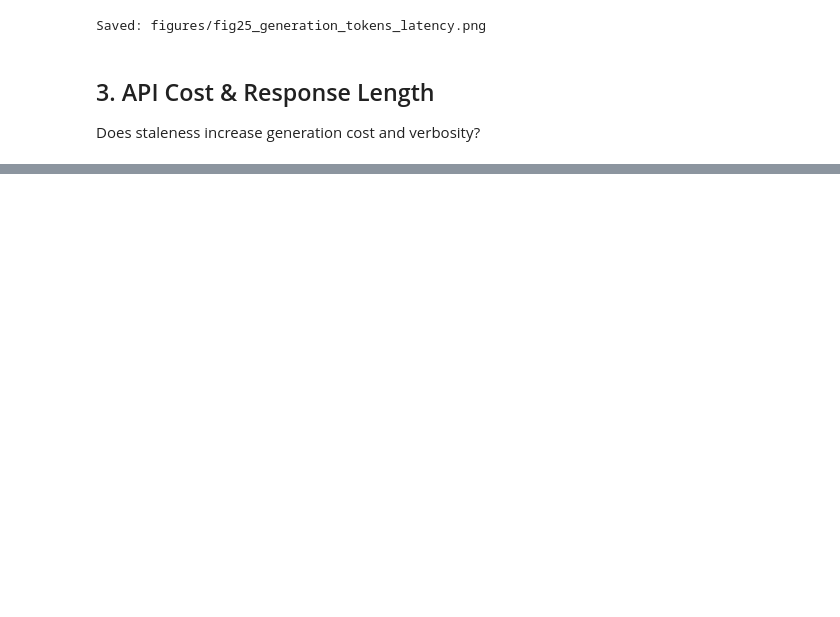
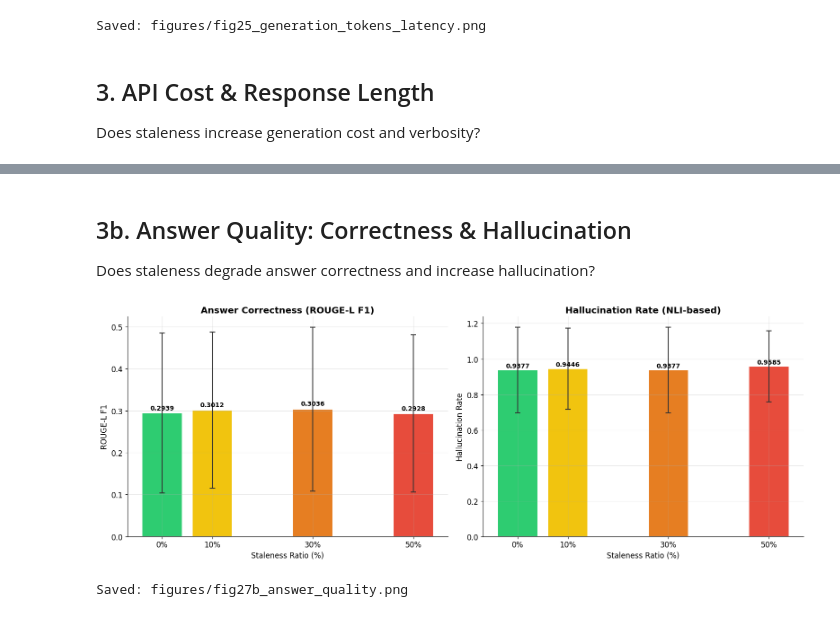
Before and after one commit to kaiagaoo/FreshRAG, a Jupyter notebook: notebooks/generation_analysis.ipynb, the cells around one changed output, grey strips where cells are left out. Cells and saved outputs as stored; diff of their text form; code cells hidden in the pictures; blank space fills up the shorter version.

```diff
--- a/notebooks/generation_analysis.ipynb
+++ b/notebooks/generation_analysis.ipynb
@@ -237,0 +274,45 @@ Saved: figures/fig26_generation_cost_length.png
+# %% [markdown]
+## 3b. Answer Quality: Correctness & Hallucination
+Does staleness degrade answer correctness and increase hallucination?
+# %%
+# ── Fig 27b: Answer Correctness & Hallucination Rate ──
+fig, axes = plt.subplots(1, 2, figsize=(16, 6))
+colors = [COLORS[c] for c in CONDITIONS]
+
+# Answer correctness (ROUGE-L F1)
+ax = axes[0]
+vals = [data['overall'][c]['answer_correctness_mean'] for c in CONDITIONS]
+stds = [data['overall'][c]['answer_correctness_std'] for c in CONDITIONS]
+bars = ax.bar(STALENESS_PCTS, vals, width=8, color=colors, edgecolor='white', linewidth=1.5)
+ax.errorbar(STALENESS_PCTS, vals, yerr=stds, fmt='none', color='#333', capsize=4, capthick=1.5)
+ax.set_xlabel('Staleness Ratio (%)')
+ax.set_ylabel('ROUGE-L F1')
+ax.set_title('Answer Correctness (ROUGE-L F1)', fontweight='bold')
+ax.set_xticks(STALENESS_PCTS)
+ax.set_xticklabels(['0%', '10%', '30%', '50%'])
+for bar, val in zip(bars, vals):
+    ax.text(bar.get_x() + bar.get_width()/2., bar.get_height() + 0.005,
+            f'{val:.4f}', ha='center', va='bottom', fontsize=10, fontweight='bold')
+
+# Hallucination rate
+ax = axes[1]
+vals = [data['overall'][c]['is_hallucination_mean'] for c in CONDITIONS]
+stds = [data['overall'][c]['is_hallucination_std'] for c in CONDITIONS]
+bars = ax.bar(STALENESS_PCTS, vals, width=8, color=colors, edgecolor='white', linewidth=1.5)
+ax.errorbar(STALENESS_PCTS, vals, yerr=stds, fmt='none', color='#333', capsize=4, capthick=1.5)
+ax.set_xlabel('Staleness Ratio (%)')
+ax.set_ylabel('Hallucination Rate')
+ax.set_title('Hallucination Rate (NLI-based)', fontweight='bold')
+ax.set_xticks(STALENESS_PCTS)
+ax.set_xticklabels(['0%', '10%', '30%', '50%'])
+for bar, val in zip(bars, vals):
+    ax.text(bar.get_x() + bar.get_width()/2., bar.get_height() + 0.005,
+            f'{val:.4f}', ha='center', va='bottom', fontsize=10, fontweight='bold')
+
+plt.tight_layout()
+plt.savefig('../figures/fig27b_answer_quality.png', dpi=150, bbox_inches='tight')
+plt.show()
+print('Saved: figures/fig27b_answer_quality.png')
+# %% [output]
+[figure, added]
+Saved: figures/fig27b_answer_quality.png
```
Also changed, not shown: parts of 22 cells of this notebook, 29 other files.
